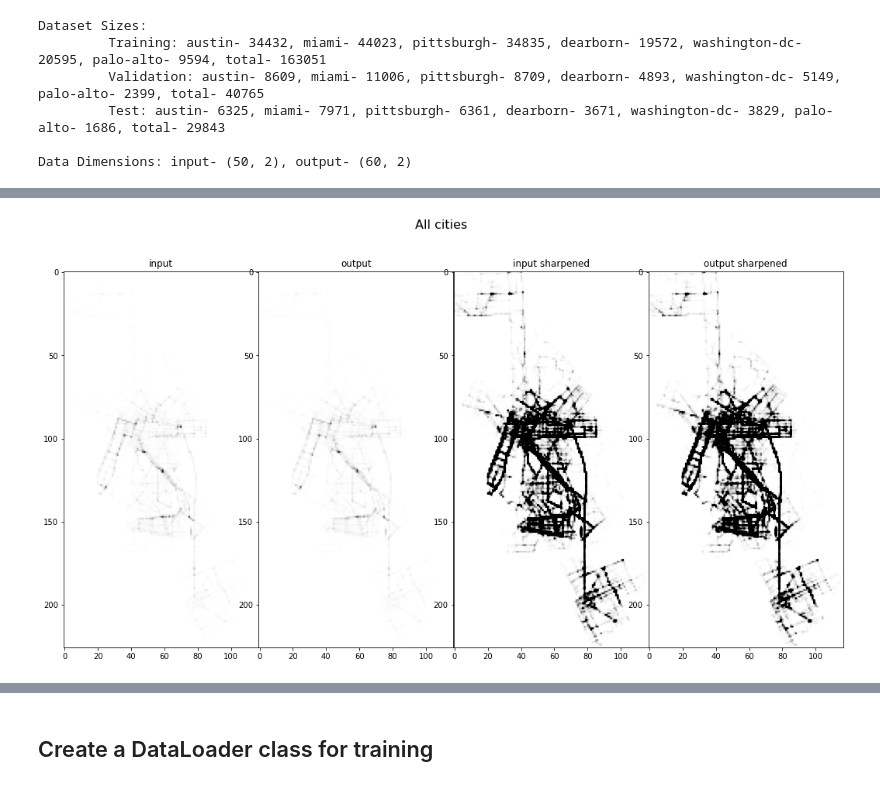
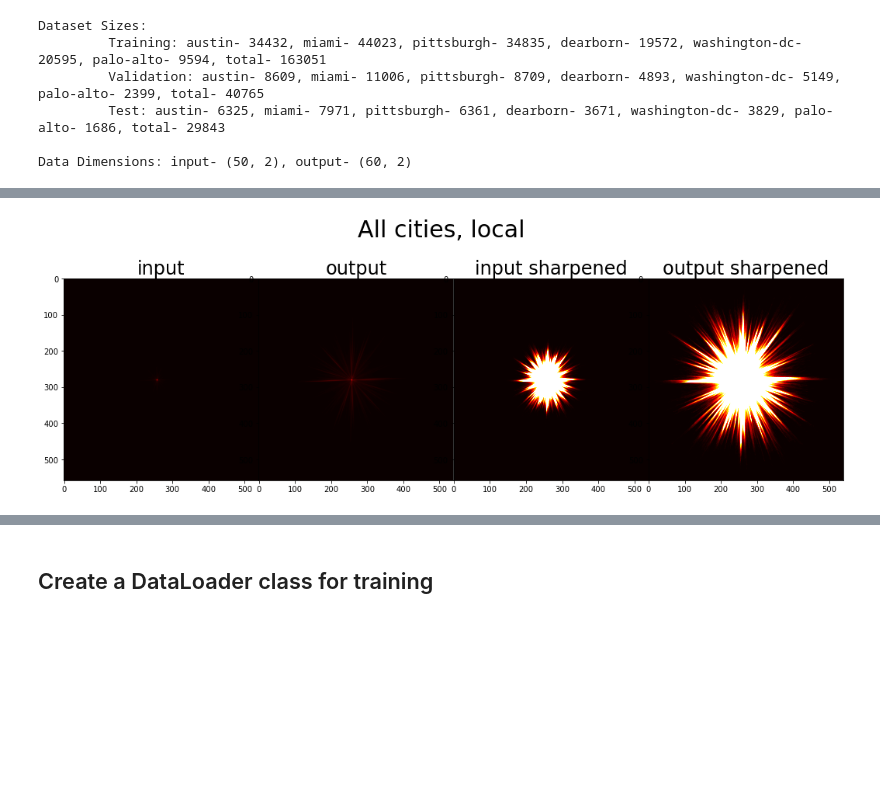
Before and after one commit to brandonho667/151B-WinningProject, a Jupyter notebook: Load_Argo2_Public.ipynb, the cells around one changed output, grey strips where cells are left out. Cells and saved outputs as stored; diff of their text form; code cells hidden in the pictures; blank space fills up the shorter version.

Commit message:
Data Analysis likely finished

```diff
--- a/Load_Argo2_Public.ipynb
+++ b/Load_Argo2_Public.ipynb
@@ -107,9 +107,11 @@ def transform(data):
 # Data Analysis
 # %%
 import matplotlib.pyplot as plt
-train_datasets = [ArgoverseDataset(city, "train") for city in cities]
-val_datasets = [ArgoverseDataset(city, "validation") for city in cities]
-test_datasets = [ArgoverseDataset(city, "test") for city in cities]
+def dummy_transform(data):
+    return data
+train_datasets = [ArgoverseDataset(city, "train", dummy_transform) for city in cities]
+val_datasets = [ArgoverseDataset(city, "validation", dummy_transform) for city in cities]
+test_datasets = [ArgoverseDataset(city, "test", dummy_transform) for city in cities]
 
 print("Dataset Sizes:")
 train_size_string = "\t Training: "
@@ -146,62 +241,33 @@ Data Dimensions: input- (50, 2), output- (60, 2)
 # %%
-# Get heatmap bounds
-max_x = float("-inf")
-min_x = float("inf")
-max_y = float("-inf")
-min_y = float("inf")
-for datasets in [train_datasets, val_datasets]:
-    for dataset in datasets:
-        for i in range(len(dataset)):
-            inp, out = dataset[i]
-            max_x = max([max_x, np.max(inp[:, 0]), np.max(out[:, 0])])
-            min_x = min([min_x, np.min(inp[:, 0]), np.min(out[:, 0])])
-            max_y = max([max_y, np.max(inp[:, 1]), np.max(out[:, 1])])
-            min_y = min([min_y, np.min(inp[:, 1]), np.min(out[:, 1])])
-max_x, min_x, max_y, min_y = int(max_x)+1, int(min_x)-1, int(max_y)+1, int(min_y)-1
-
-# Generate heatmaps for training data
-factor = 100 # group together positions into factorXfactor chunks in order to generate more informative heat map
-inp_heatmap_list = [np.zeros((int(max_x - min_x)//factor+1, int(max_y - min_y)//factor+1)) \
-                   for _ in datasets]
-out_heatmap_list = [np.zeros((int(max_x - min_x)//factor+1, int(max_y - min_y)//factor+1)) \
-                   for _ in datasets]
-for datasets in [train_datasets, val_datasets]:
-    for dataset, inp_heatmap, out_heatmap in zip(datasets, inp_heatmap_list, out_heatmap_list):
-        for i in range(len(dataset)):
-            inp, out = dataset[i]
-            inp, out = np.rint(inp).astype(int), np.rint(out).astype(int)
-            inp_heatmap[(inp[:, 0] - min_x)//factor, (inp[:, 1] - min_y)//factor] += 1
-            out_heatmap[(out[:, 0] - min_x)//factor, (out[:, 1] - min_y)//factor] += 1
-
 # Get and display combined heatmap
-print("------------------------------------POSITION HEATMAPS--------------------------------------")
-fig, axs = plt.subplots(1,4, figsize=(18, 9), facecolor='w', edgecolor='k')
+print("------------------------------------LOCAL POSITION HEATMAPS--------------------------------------")
+fig, axs = plt.subplots(1,4, figsize=(18, 6), facecolor='w', edgecolor='k')
 fig.subplots_adjust(hspace = .5, wspace=.001)
-fig.suptitle("All cities", fontsize=16)
-inp_heatmap = sum(inp_heatmap_list)
-out_heatmap = sum(out_heatmap_list)
-axs[0].set_title("input")
-axs[0].imshow(inp_heatmap, cmap="Greys")
-axs[1].set_title("output")
-axs[1].imshow(out_heatmap, cmap="Greys")
+fig.suptitle("All cities, local", fontsize=30)
+inpn_heatmap = sum(inpn_heatmap_list)
+outn_heatmap = sum(outn_heatmap_list)
+axs[0].set_title("input", fontsize=24)
+axs[0].imshow(inpn_heatmap, cmap="hot")
+axs[1].set_title("output", fontsize=24)
+axs[1].imshow(outn_heatmap, cmap="hot")
 # add a ceiling to the maximum value to generate "sharpened" heat map
 sharpener = 50
-axs[2].set_title("input sharpened")
-axs[2].imshow(inp_heatmap, vmax=sharpener, cmap="Greys")
-axs[3].set_title("output sharpened")
-axs[3].imshow(out_heatmap, vmax=sharpener, cmap="Greys")
+axs[2].set_title("input sharpened", fontsize=24)
+axs[2].imshow(inpn_heatmap, vmax=sharpener, cmap="hot")
+axs[3].set_title("output sharpened", fontsize=24)
+axs[3].imshow(outn_heatmap, vmax=sharpener, cmap="hot")
 
 # display heatmap for each city
 for i, name in enumerate(cities):
-    fig, axs = plt.subplots(1,4, figsize=(18, 9), facecolor='w', edgecolor='k')
+    fig, axs = plt.subplots(1,4, figsize=(18, 6), facecolor='w', edgecolor='k')
     fig.subplots_adjust(hspace = .5, wspace=.001)
-    fig.suptitle(name, fontsize=16)
-    axs[0].set_title("input")
-    axs[0].imshow(inp_heatmap_list[i], cmap="Greys")
-    axs[1].set_title("output")
-    axs[1].imshow(out_heatmap_list[i], cmap="Greys")
-    axs[2].set_title("input sharpened")
-    axs[2].imshow(inp_heatmap_list[i], vmax = sharpener, cmap="Greys")
-    axs[3].set_title("output sharpened")
-    axs[3].imshow(out_heatmap_list[i], vmax=sharpener, cmap="Greys")
+    fig.suptitle(name + ", local", fontsize=30)
+    axs[0].set_title("input", fontsize=24)
+    axs[0].imshow(inpn_heatmap_list[i], cmap="hot")
+    axs[1].set_title("output", fontsize=24)
+    axs[1].imshow(outn_heatmap_list[i], cmap="hot")
+    axs[2].set_title("input sharpened", fontsize=24)
+    axs[2].imshow(inpn_heatmap_list[i], vmax = sharpener, cmap="hot")
+    axs[3].set_title("output sharpened", fontsize=24)
+    axs[3].imshow(outn_heatmap_list[i], vmax=sharpener, cmap="hot")
 # %% [output]
@@ -209 +275 @@ for i, name in enumerate(cities):
-[figure, old version]
+[figure, new version]
```
Also changed, not shown: parts of 3 cells of this notebook.
